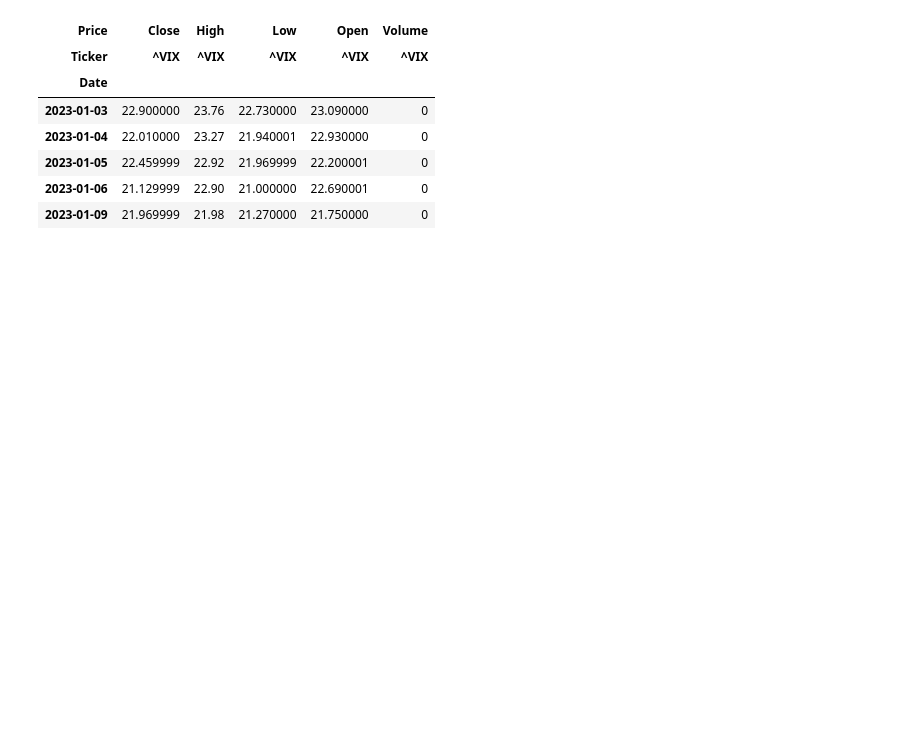
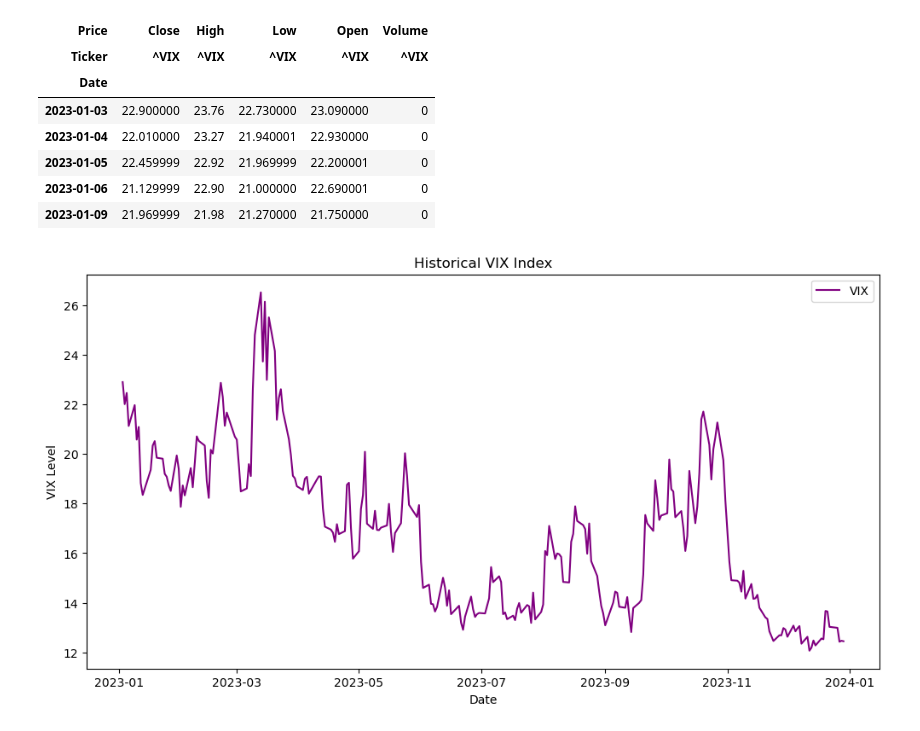
Before and after one commit to FbStatsQuant/Deep-Learning-for-Quantitative-Finance, a Jupyter notebook: VIX.ipynb, the cells around one changed output. Drawn from its saved outputs; the diff is of its cells as text; code cells hidden in the pictures; blank space fills up the shorter version.

```diff
--- a/VIX.ipynb
+++ b/VIX.ipynb
@@ -21,6 +21,17 @@ vix_data.head()
 | 2023-01-05 | 22.459999 | 22.92 | 21.969999 | 22.200001 | 0 |
 | 2023-01-06 | 21.129999 | 22.90 | 21.000000 | 22.690001 | 0 |
 | 2023-01-09 | 21.969999 | 21.98 | 21.270000 | 21.750000 | 0 |
+# %%
+# Plot the VIX time series
+plt.figure(figsize=(12, 6))
+plt.plot(vix_data['Close'], label="VIX", color="purple")
+plt.title("Historical VIX Index")
+plt.xlabel("Date")
+plt.ylabel("VIX Level")
+plt.legend()
+plt.show()
+# %% [output]
+[figure, added]
 # %%
 # Cleaning and scaling
 
```
Also changed, not shown: parts of 7 cells of this notebook.
